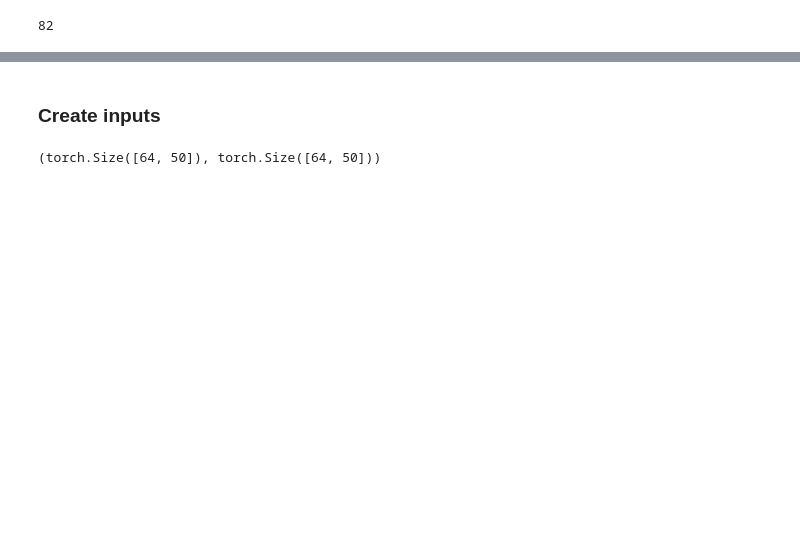
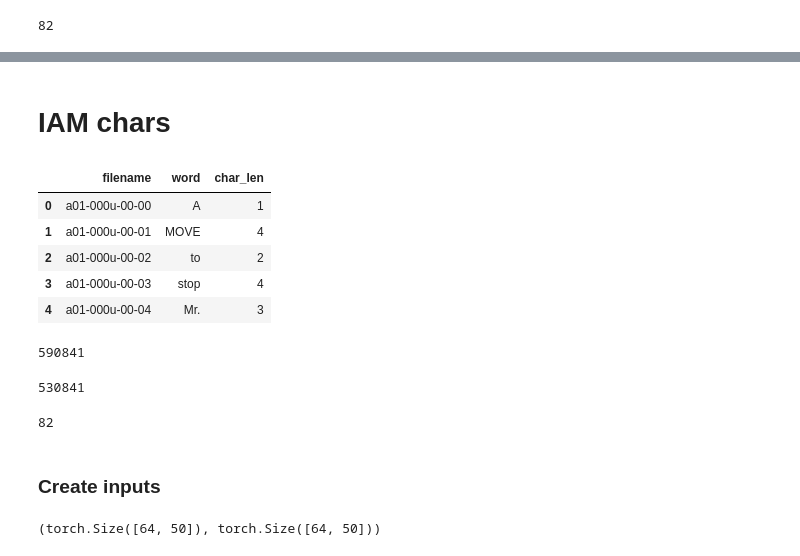
Before and after one commit to ahs8w/fastai, a Jupyter notebook: projects/OCR-Transformer-LM.ipynb, the cells around one changed output, grey strips where cells are left out. Saved outputs shown, nothing was run; the diff lists cells and outputs as text; code cells hidden in the pictures; blank space fills up the shorter version.

```diff
--- a/projects/OCR-Transformer-LM.ipynb
+++ b/projects/OCR-Transformer-LM.ipynb
@@ -97,0 +223,59 @@ tst_idx = np.array([stoi[c] for c in tst])
+# %% [markdown]
+# IAM chars
+# %%
+IAM_PATH = Path('data/IAM_handwriting')
+# %%
+maxTextLen = 32
+samples = []
+chars = set()
+
+with open(IAM_PATH/'ascii/words.txt') as f:
+    for line in f:
+        # ignore comment line
+        if not line or line[0]=='#':
+            continue
+
+        lineSplit = line.strip().split(' ')
+        assert len(lineSplit) >= 9
+
+        fileName = lineSplit[0]
+
+        # GT text are columns starting at 9
+        gtText = ''.join(lineSplit[8:])[:maxTextLen]
+        char_len = len(gtText)
+        chars = chars.union(set(list(gtText)))
+
+        # put sample into list
+        samples.append([fileName, gtText, char_len])
+
+samples = np.stack(samples)
+df = pd.DataFrame(samples, columns=['filename', 'word', 'char_len'], )
+del samples
+# %%
+df['char_len'] = df.char_len.astype('int32')
+# df = df.loc[df['char_len'] > 3]
+df = df.loc[df['char_len'] < 20]
+df.head()
+# %% [output]
+|  | filename | word | char_len |
+| 0 | a01-000u-00-00 | A | 1 |
+| 1 | a01-000u-00-01 | MOVE | 4 |
+| 2 | a01-000u-00-02 | to | 2 |
+| 3 | a01-000u-00-03 | stop | 4 |
+| 4 | a01-000u-00-04 | Mr. | 3 |
+# %%
+trn = ' '.join(df.word.values)
+len(trn)
+# %% [output]
+590841
+# %%
+val = trn[-60000:]   #last 60000
+trn = trn[:-60000]
+# %% [output]
+530841
+# %%
+itos = pickle.load(open('data/IAM_handwriting/tmp/char_itos.pkl', 'rb'))
+stoi = collections.defaultdict(lambda: 2, {v:k for k,v in enumerate(itos)})
+len(itos)
+# %% [output]
+82
```
Also changed, not shown: parts of 30 cells of this notebook.
